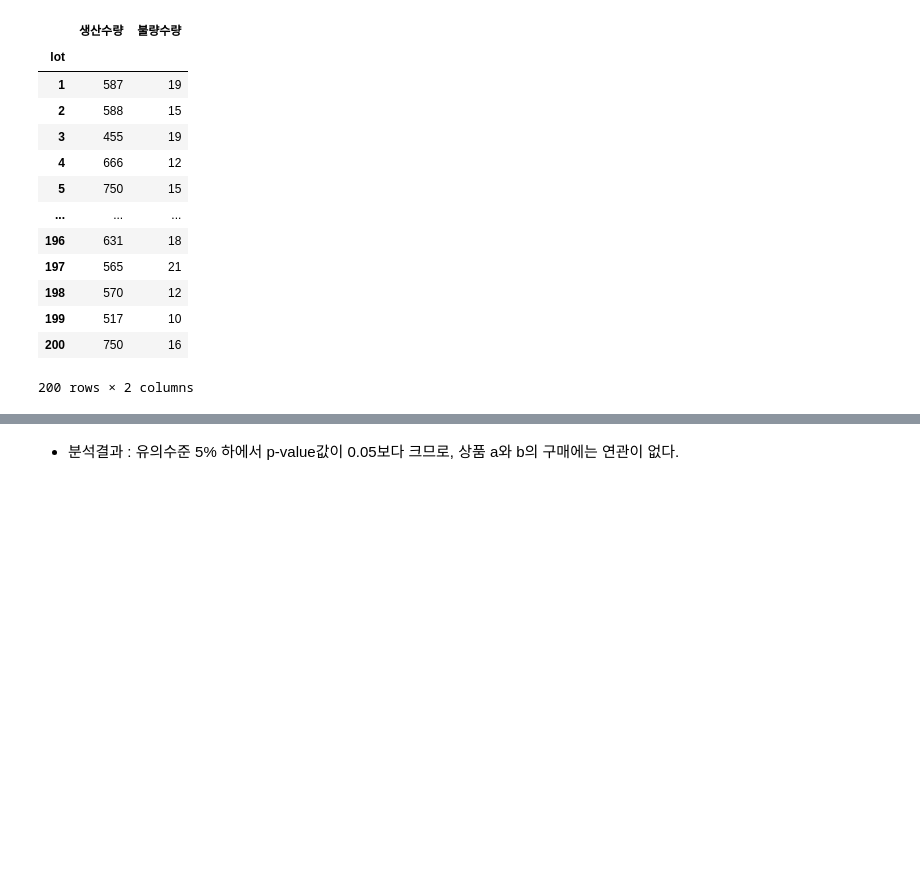
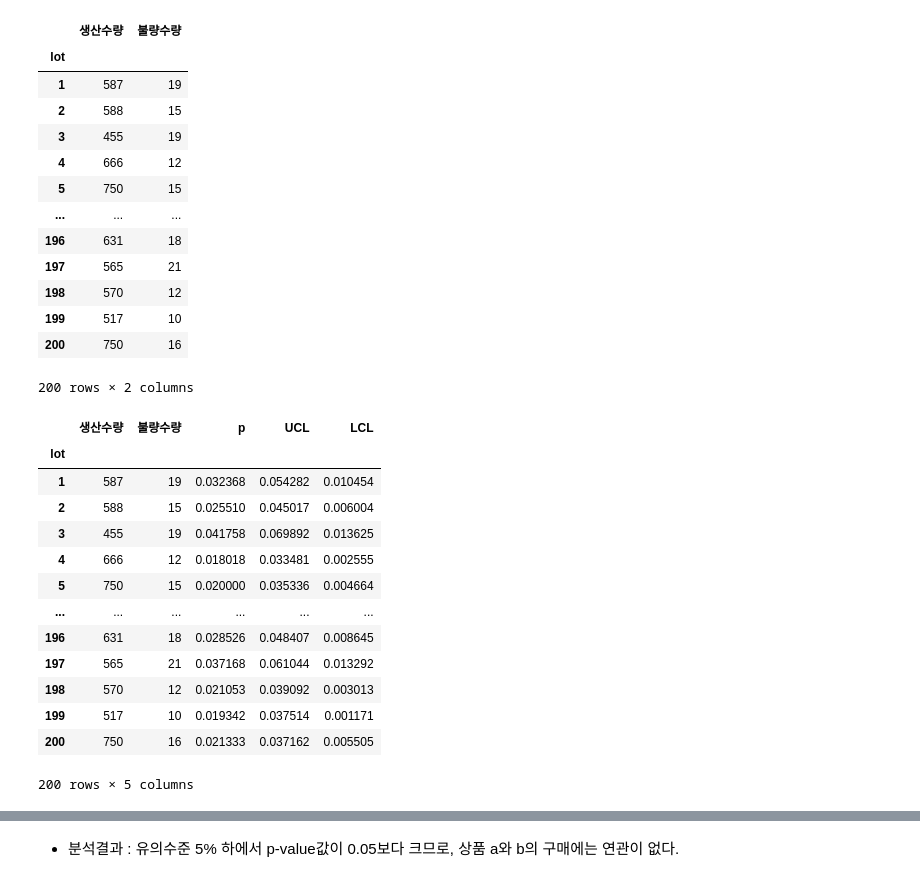
Before and after one commit to blueage98/adp_work, a Jupyter notebook: ADP-실기-DESSA/최신 기출동형 모의고사/2회_통계분석 - 연습.ipynb, the cells around one changed output, grey strips where cells are left out. Drawn from its saved outputs; the diff is of its cells as text; code cells hidden in the pictures; blank space fills up the shorter version.

```diff
--- a/ADP-실기-DESSA/최신 기출동형 모의고사/2회_통계분석 - 연습.ipynb
+++ b/ADP-실기-DESSA/최신 기출동형 모의고사/2회_통계분석 - 연습.ipynb
@@ -89,3 +92,26 @@ df2
 | 199 | 517 | 10 |
 | 200 | 750 | 16 |
 200 rows × 2 columns
+# %%
+df2['p'] = df2.불량수량/df2.생산수량
+df2['UCL'] = df2.p + (3 * (df2.p * (1-df2.p) / df2.생산수량)**0.5)
+df2['LCL'] = df2.p - (3 * (df2.p * (1-df2.p) / df2.생산수량)**0.5)
+
+# 관리중심선 : 전체불량비율
+CL = df2.불량수량.sum() / df2.생산수량.sum()
+df2
+# %% [output]
+|  | 생산수량 | 불량수량 | p | UCL | LCL |
+| lot |  |  |  |  |  |
+| 1 | 587 | 19 | 0.032368 | 0.054282 | 0.010454 |
+| 2 | 588 | 15 | 0.025510 | 0.045017 | 0.006004 |
+| 3 | 455 | 19 | 0.041758 | 0.069892 | 0.013625 |
+| 4 | 666 | 12 | 0.018018 | 0.033481 | 0.002555 |
+| 5 | 750 | 15 | 0.020000 | 0.035336 | 0.004664 |
+| ... | ... | ... | ... | ... | ... |
+| 196 | 631 | 18 | 0.028526 | 0.048407 | 0.008645 |
+| 197 | 565 | 21 | 0.037168 | 0.061044 | 0.013292 |
+| 198 | 570 | 12 | 0.021053 | 0.039092 | 0.003013 |
+| 199 | 517 | 10 | 0.019342 | 0.037514 | 0.001171 |
+| 200 | 750 | 16 | 0.021333 | 0.037162 | 0.005505 |
+200 rows × 5 columns
```
Also changed, not shown: parts of 6 cells of this notebook.
